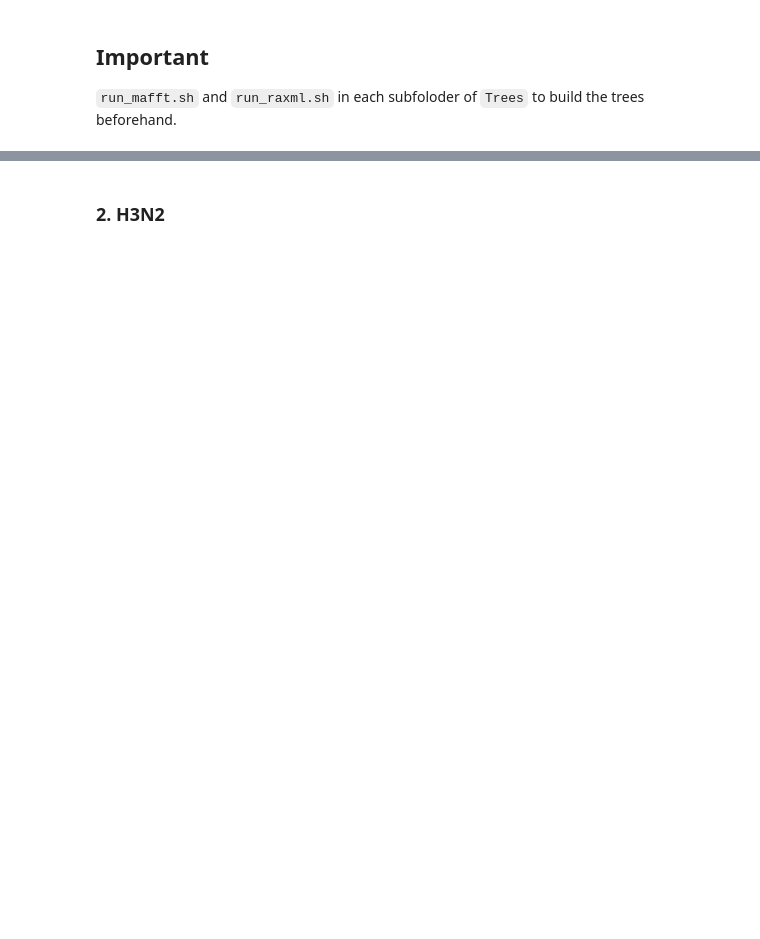
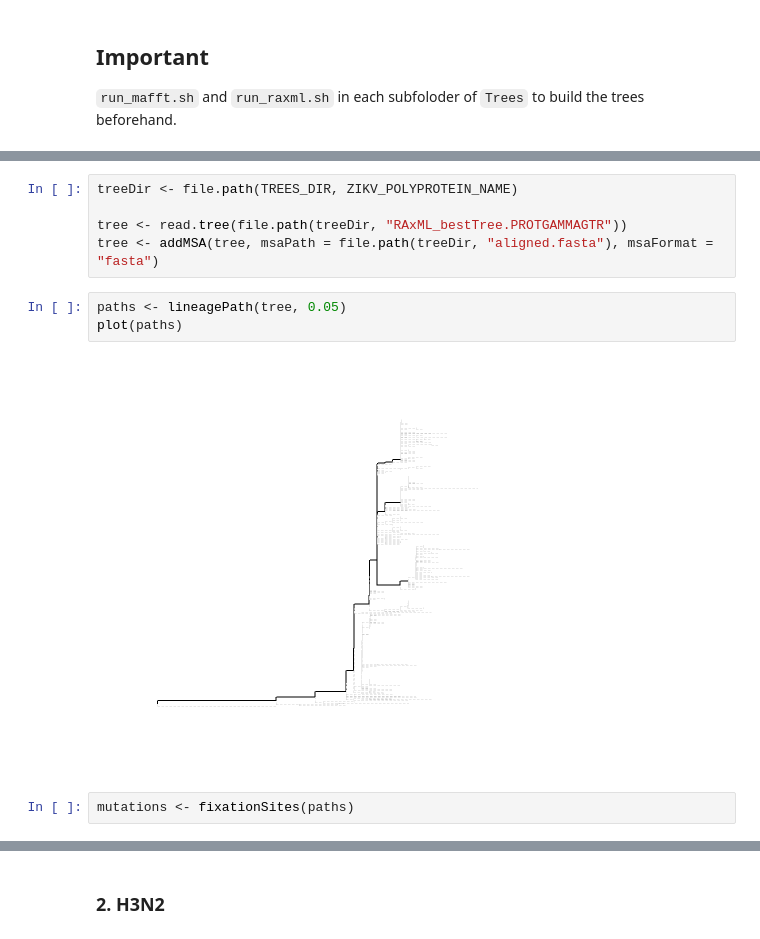
Before and after one commit to Takkoona/phyloColoring, a Jupyter notebook: 1.1_find_fixations.ipynb, the cells around one changed output, grey strips where cells are left out. Cells and saved outputs as stored; diff of their text form; blank space fills up the shorter version.

```diff
--- a/1.1_find_fixations.ipynb
+++ b/1.1_find_fixations.ipynb
@@ -23,0 +45,12 @@ source("snpTracing.r")
+# %%
+treeDir <- file.path(TREES_DIR, ZIKV_POLYPROTEIN_NAME)
+
+tree <- read.tree(file.path(treeDir, "RAxML_bestTree.PROTGAMMAGTR"))
+tree <- addMSA(tree, msaPath = file.path(treeDir, "aligned.fasta"), msaFormat = "fasta")
+# %%
+paths <- lineagePath(tree, 0.05)
+plot(paths)
+# %% [output]
+[figure, added]
+# %%
+mutations <- fixationSites(paths)
```
Also changed, not shown: parts of 29 cells of this notebook, 42 other files.
